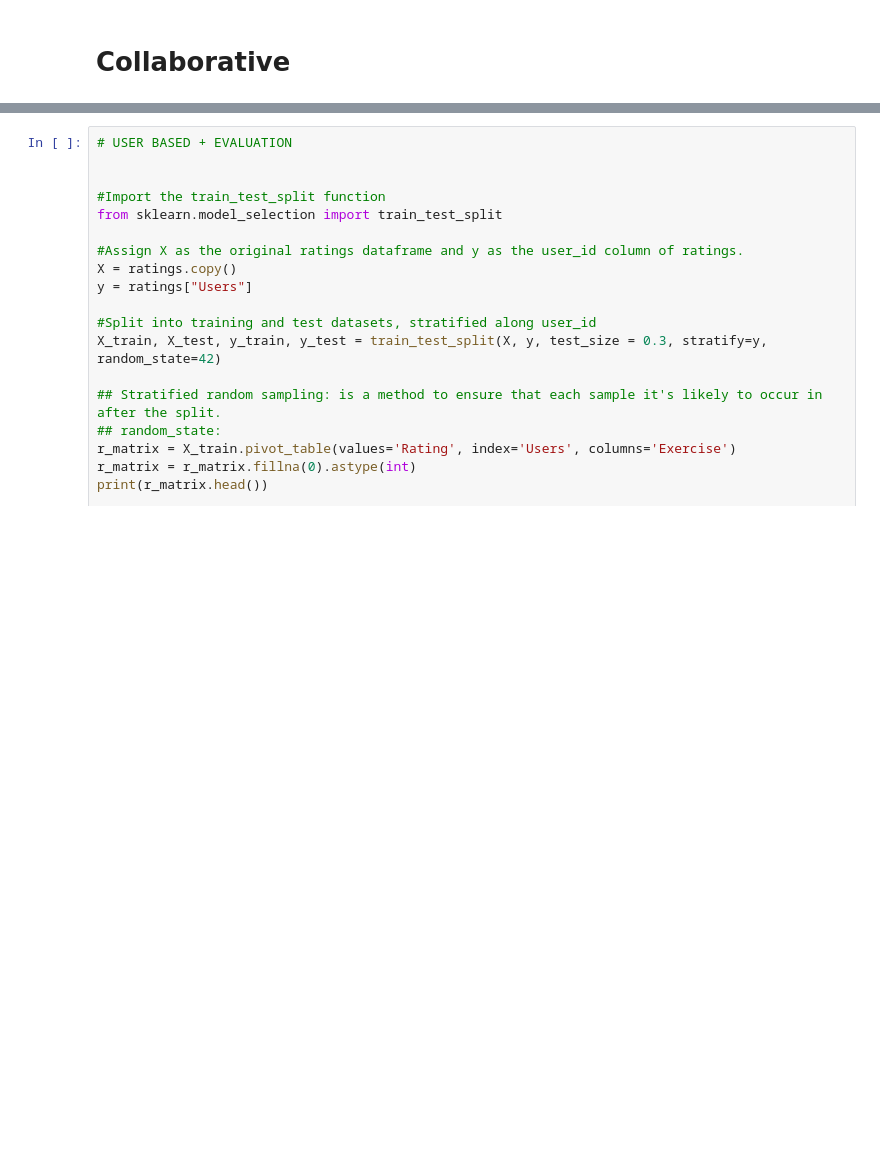
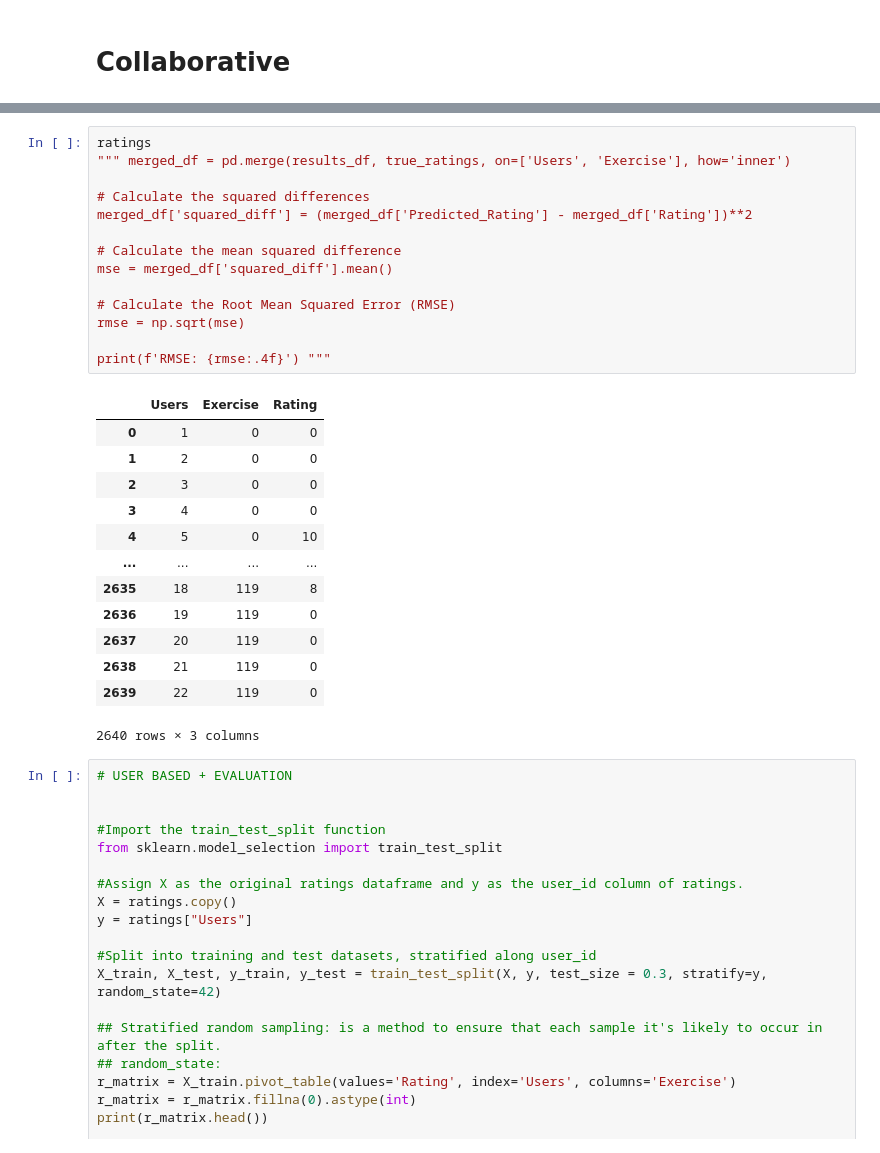
Before and after one commit to tordbm/Exercise-Recommender-System, a Jupyter notebook: recsys.ipynb, the cells around one changed output, grey strips where cells are left out. Saved outputs shown, nothing was run; the diff lists cells and outputs as text; blank space fills up the shorter version.

```diff
--- a/recsys.ipynb
+++ b/recsys.ipynb
@@ -469,3 +740,31 @@ userbased_cf(4)
+# %%
+ratings
+""" merged_df = pd.merge(results_df, true_ratings, on=['Users', 'Exercise'], how='inner')
+
+# Calculate the squared differences
+merged_df['squared_diff'] = (merged_df['Predicted_Rating'] - merged_df['Rating'])**2
+
+# Calculate the mean squared difference
+mse = merged_df['squared_diff'].mean()
+
+# Calculate the Root Mean Squared Error (RMSE)
+rmse = np.sqrt(mse)
+
+print(f'RMSE: {rmse:.4f}') """
+# %% [output]
+|  | Users | Exercise | Rating |
+| 0 | 1 | 0 | 0 |
+| 1 | 2 | 0 | 0 |
+| 2 | 3 | 0 | 0 |
+| 3 | 4 | 0 | 0 |
+| 4 | 5 | 0 | 10 |
+| ... | ... | ... | ... |
+| 2635 | 18 | 119 | 8 |
+| 2636 | 19 | 119 | 0 |
+| 2637 | 20 | 119 | 0 |
+| 2638 | 21 | 119 | 0 |
+| 2639 | 22 | 119 | 0 |
+2640 rows × 3 columns
 # %%
 # USER BASED + EVALUATION
 
```
Also changed, not shown: parts of 26 cells of this notebook.
